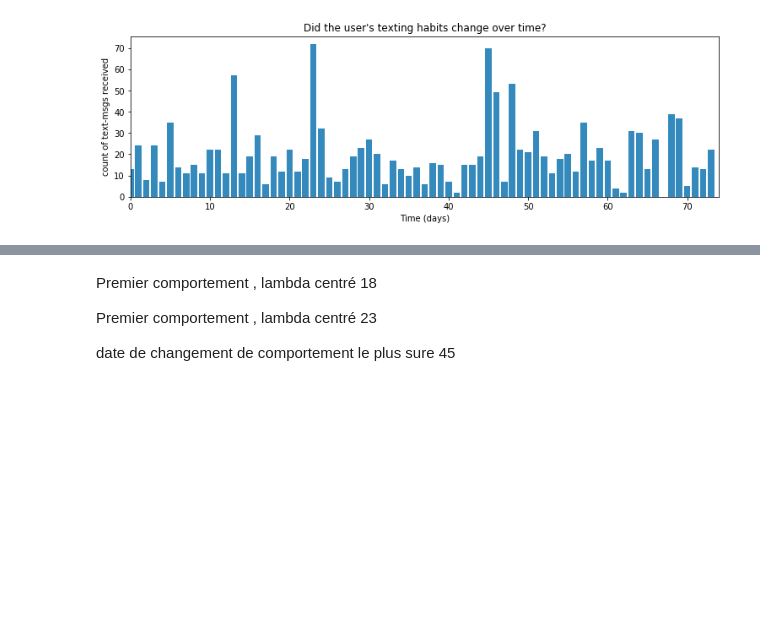
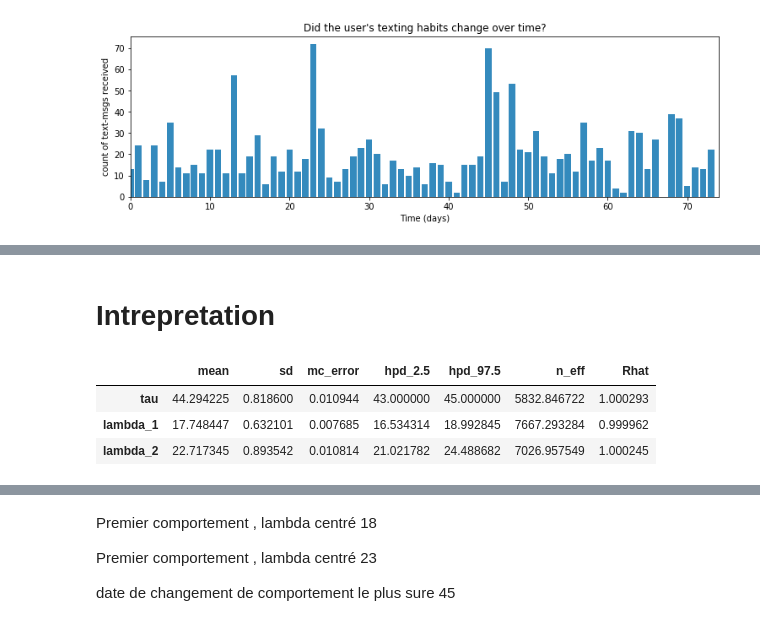
Before and after one commit to mamitiana/bayesianmodeling, a Jupyter notebook: 2-sms.ipynb, the cells around one changed output, grey strips where cells are left out. Drawn from its saved outputs; the diff is of its cells as text; code cells hidden in the pictures; blank space fills up the shorter version.

```diff
--- a/2-sms.ipynb
+++ b/2-sms.ipynb
@@ -56,6 +58,15 @@ CompoundStep
 >Metropolis: [lambda_2]
 >Metropolis: [lambda_1]
 The number of effective samples is smaller than 25% for some parameters.
+# %% [markdown]
+# Intrepretation
+# %%
+pm.summary(trace)
+# %% [output]
+|  | mean | sd | mc_error | hpd_2.5 | hpd_97.5 | n_eff | Rhat |
+| tau | 44.294225 | 0.818600 | 0.010944 | 43.000000 | 45.000000 | 5832.846722 | 1.000293 |
+| lambda_1 | 17.748447 | 0.632101 | 0.007685 | 16.534314 | 18.992845 | 7667.293284 | 0.999962 |
+| lambda_2 | 22.717345 | 0.893542 | 0.010814 | 21.021782 | 24.488682 | 7026.957549 | 1.000245 |
 # %%
 lambda_1_samples = trace['lambda_1']
 lambda_2_samples = trace['lambda_2']
```
Also changed, not shown: parts of 4 cells of this notebook, 1 other file.
